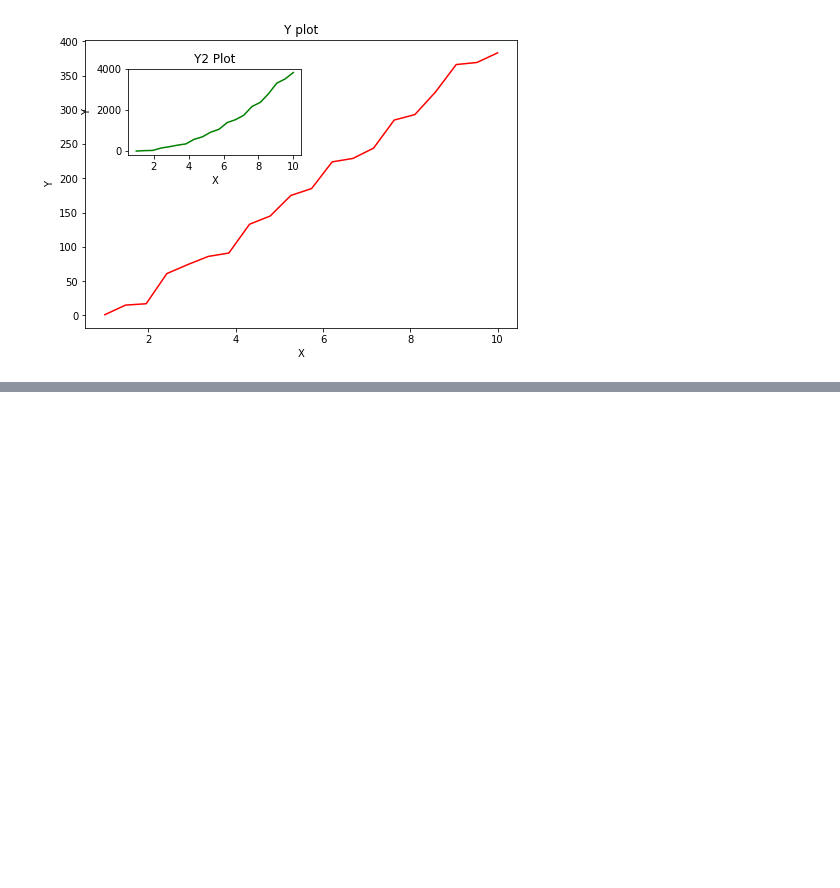
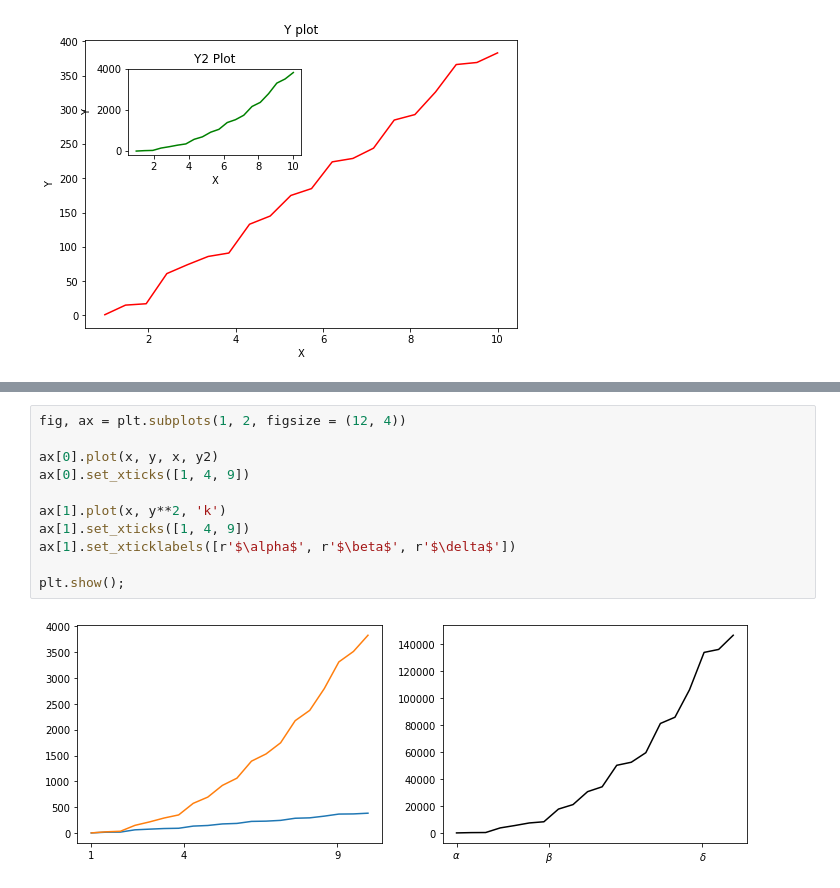
Before and after one commit to caiquemiranda/data-visualization-python, a Jupyter notebook: 05-matplotlib.ipynb, the cells around one changed output, grey strips where cells are left out. Drawn from its saved outputs; the diff is of its cells as text; blank space fills up the shorter version.

Commit message:
alpha-beta-delta-code

```diff
--- a/05-matplotlib.ipynb
+++ b/05-matplotlib.ipynb
@@ -219,0 +235,13 @@ plt.show();
+# %%
+fig, ax = plt.subplots(1, 2, figsize = (12, 4))
+
+ax[0].plot(x, y, x, y2)
+ax[0].set_xticks([1, 4, 9])
+
+ax[1].plot(x, y**2, 'k')
+ax[1].set_xticks([1, 4, 9])
+ax[1].set_xticklabels([r'$\alpha$', r'$\beta$', r'$\delta$'])
+
+plt.show();
+# %% [output]
+[figure, added]
```
Also changed, not shown: parts of 2 cells of this notebook.
